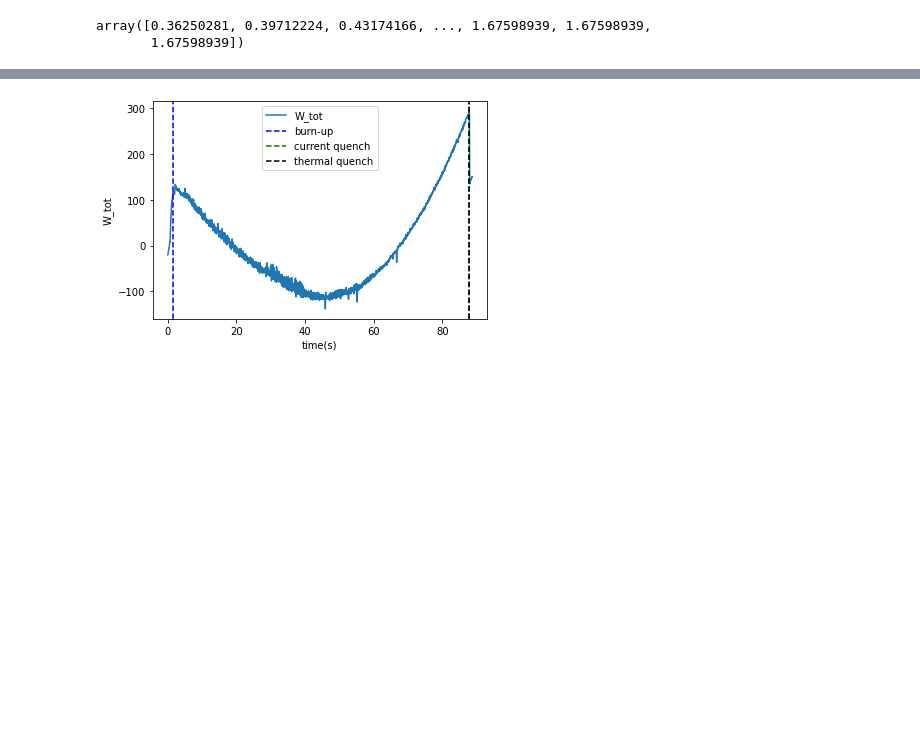
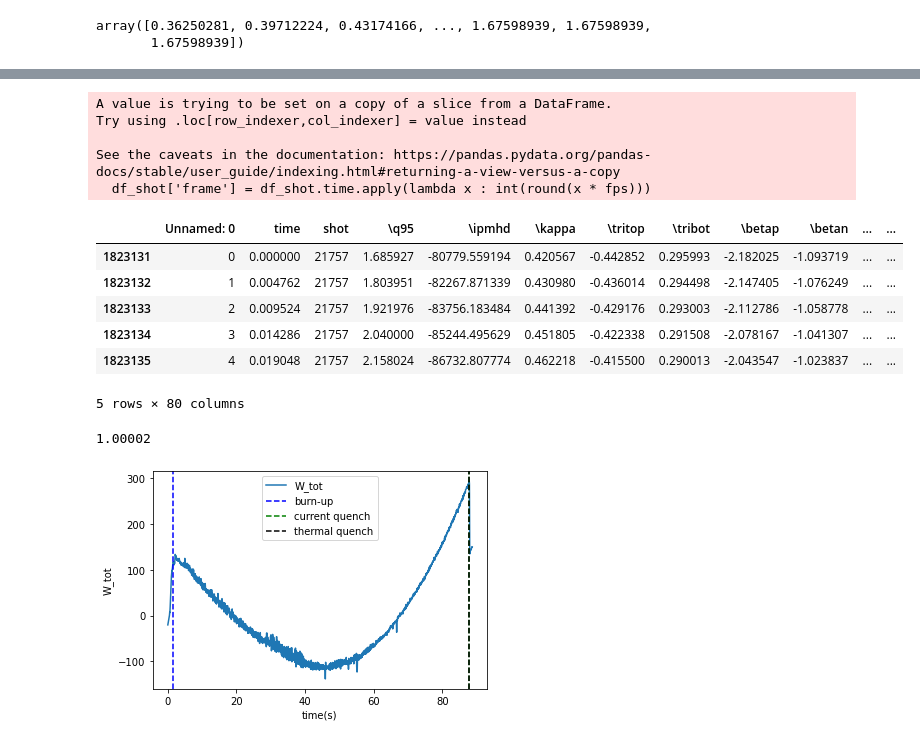
Before and after one commit to ZINZINBIN/Disruption-Prediciton-based-on-Multimodal-Deep-Learning, a Jupyter notebook: analysis_on_numerical_dataset.ipynb, the cells around one changed output, grey strips where cells are left out. Cells and saved outputs as stored; diff of their text form; code cells hidden in the pictures; blank space fills up the shorter version.

```diff
--- a/analysis_on_numerical_dataset.ipynb
+++ b/analysis_on_numerical_dataset.ipynb
@@ -221,6 +222,29 @@ q95 = df_shot['\\q95']
 tritop = df_shot['\\tritop']
 tribot = df_shot['\\tribot']
 W_tot = df_shot['\\WTOT_DLM03']
+# %%
+fps = 210
+df_shot['frame'] = df_shot.time.apply(lambda x : int(round(x * fps)))
+# %% [output]
+A value is trying to be set on a copy of a slice from a DataFrame.
+Try using .loc[row_indexer,col_indexer] = value instead
+
+See the caveats in the documentation: https://pandas.pydata.org/pandas-docs/stable/user_guide/indexing.html#returning-a-view-versus-a-copy
+  df_shot['frame'] = df_shot.time.apply(lambda x : int(round(x * fps)))
+# %%
+df_shot.head()
+# %% [output]
+|  | Unnamed: 0 | time | shot | \q95 | \ipmhd | \kappa | \tritop | \tribot | \betap | \betan | ... | ... |
+| 1823131 | 0 | 0.000000 | 21757 | 1.685927 | -80779.559194 | 0.420567 | -0.442852 | 0.295993 | -2.182025 | -1.093719 | ... | ... |
+| 1823132 | 1 | 0.004762 | 21757 | 1.803951 | -82267.871339 | 0.430980 | -0.436014 | 0.294498 | -2.147405 | -1.076249 | ... | ... |
+| 1823133 | 2 | 0.009524 | 21757 | 1.921976 | -83756.183484 | 0.441392 | -0.429176 | 0.293003 | -2.112786 | -1.058778 | ... | ... |
+| 1823134 | 3 | 0.014286 | 21757 | 2.040000 | -85244.495629 | 0.451805 | -0.422338 | 0.291508 | -2.078167 | -1.041307 | ... | ... |
+| 1823135 | 4 | 0.019048 | 21757 | 2.158024 | -86732.807774 | 0.462218 | -0.415500 | 0.290013 | -2.043547 | -1.023837 | ... | ... |
+5 rows × 80 columns
+# %%
+0.004762 * 210
+# %% [output]
+1.00002
 # %%
 plt.plot(t, W_tot, label = 'W_tot')
 plt.axvline(x = tftsrt, ymin = 0,  color = "blue", linestyle = "dashed", label = "burn-up")
```
Also changed, not shown: parts of 5 cells of this notebook, 3 other files.
